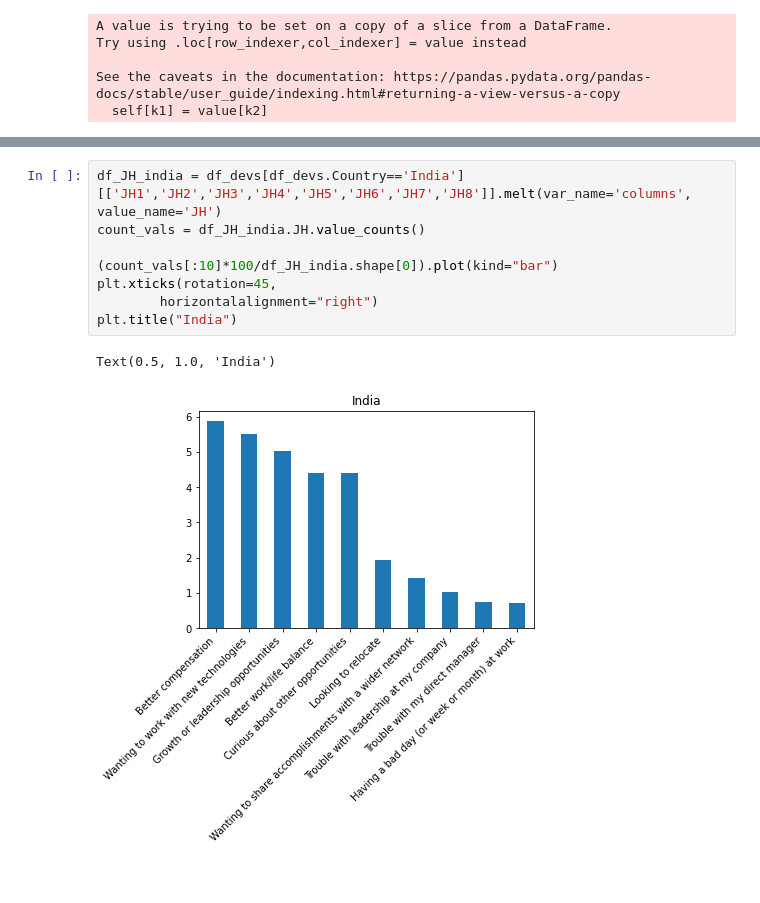
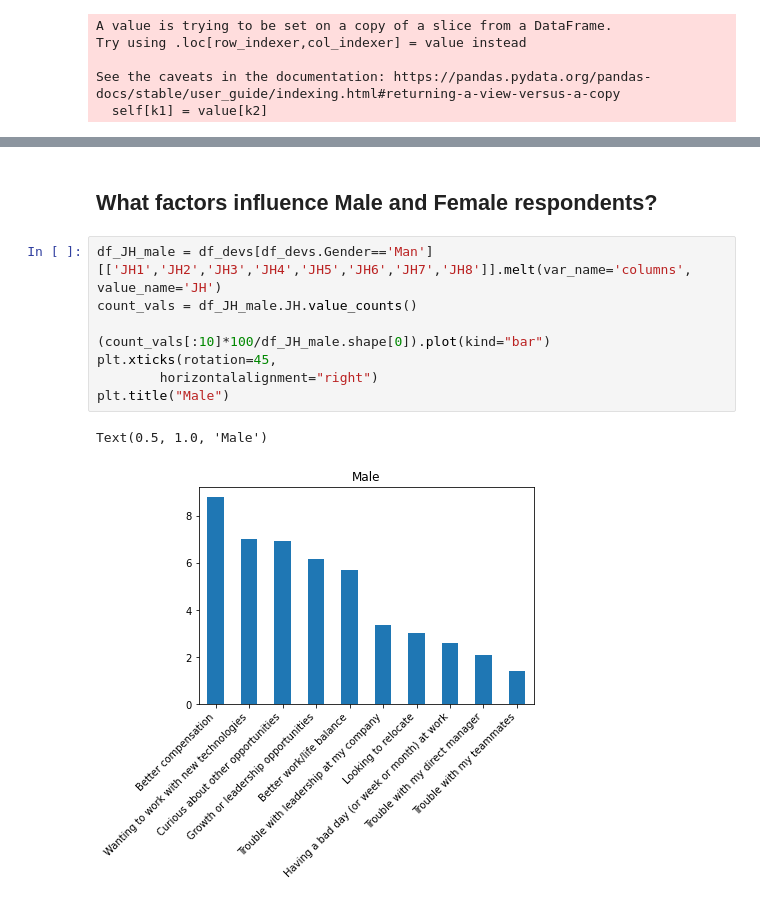
Before and after one commit to abhinavrohatgi30/stackoverflow-2020-dev-survey-analysis, a Jupyter notebook: StackOverFlow-Survey-Analysis.ipynb, the cells around one changed output, grey strips where cells are left out. Cells and saved outputs as stored; diff of their text form.

```diff
--- a/StackOverFlow-Survey-Analysis.ipynb
+++ b/StackOverFlow-Survey-Analysis.ipynb
@@ -442,11 +372,13 @@ Text(0.5, 1.0, 'India')
+# %% [markdown]
+## What factors influence Male and Female respondents?
 # %%
-df_JH_india = df_devs[df_devs.Country=='India'][['JH1','JH2','JH3','JH4','JH5','JH6','JH7','JH8']].melt(var_name='columns', value_name='JH')
-count_vals = df_JH_india.JH.value_counts()
+df_JH_male = df_devs[df_devs.Gender=='Man'][['JH1','JH2','JH3','JH4','JH5','JH6','JH7','JH8']].melt(var_name='columns', value_name='JH')
+count_vals = df_JH_male.JH.value_counts()
 
-(count_vals[:10]*100/df_JH_india.shape[0]).plot(kind="bar")
+(count_vals[:10]*100/df_JH_male.shape[0]).plot(kind="bar")
 plt.xticks(rotation=45,
         horizontalalignment="right")
-plt.title("India")
+plt.title("Male")
 # %% [output]
-Text(0.5, 1.0, 'India')
+Text(0.5, 1.0, 'Male')
-[figure, old version]
+[figure, new version]
```
Also changed, not shown: parts of 47 cells of this notebook.
